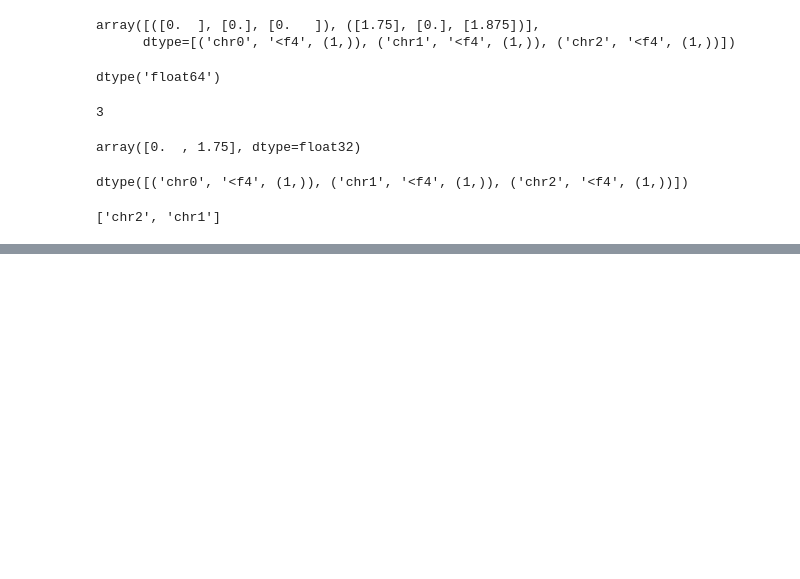
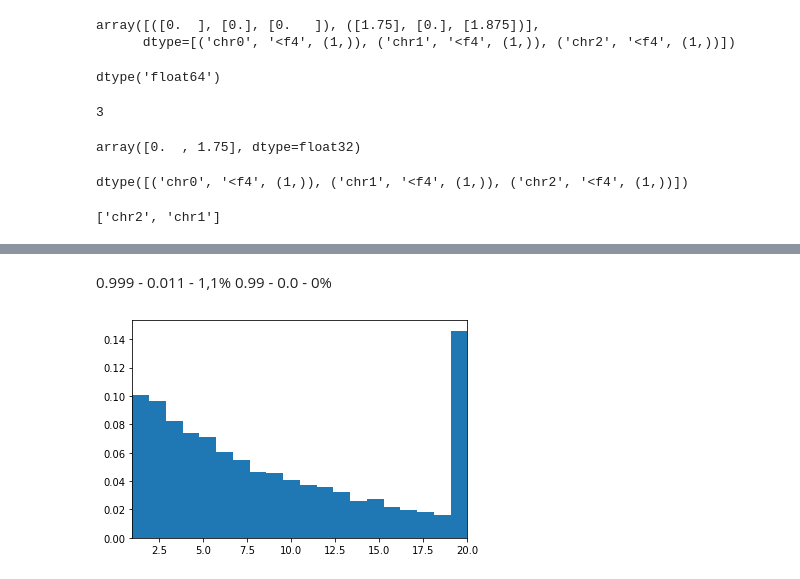
Before and after one commit to EltonCN/evolvepy, a Jupyter notebook: devel/numba_tests.ipynb, the cells around one changed output, grey strips where cells are left out. Saved outputs shown, nothing was run; the diff lists cells and outputs as text; code cells hidden in the pictures; blank space fills up the shorter version.

```diff
--- a/devel/numba_tests.ipynb
+++ b/devel/numba_tests.ipynb
@@ -515,0 +538,33 @@ from tensorflow.keras.optimizers import SGD
+# %% [markdown]
+0.999 - 0.011 - 1,1%
+0.99 - 0.0 - 0%
+# %%
+import numpy as np
+import matplotlib.pyplot as plt
+
+n_gene = 20
+
+def sum_mutation(existence_rate:float, gene_rate:float):
+    hist = []
+
+    for i in range(10000):
+        first = True
+        count = 0
+        if np.random.rand() < existence_rate:
+            while (first or np.random.rand() < gene_rate) and count < n_gene:
+                first = False
+                count += 1
+
+        hist.append(count)
+
+    return hist
+
+hist = sum_mutation(1.0, 0.9)
+
+
+
+plt.hist(hist, bins=n_gene, density=True)
+plt.xlim(1.0, n_gene)
+plt.show()
+# %% [output]
+[figure, added]
```
Also changed, not shown: parts of 6 cells of this notebook, 7 other files.
